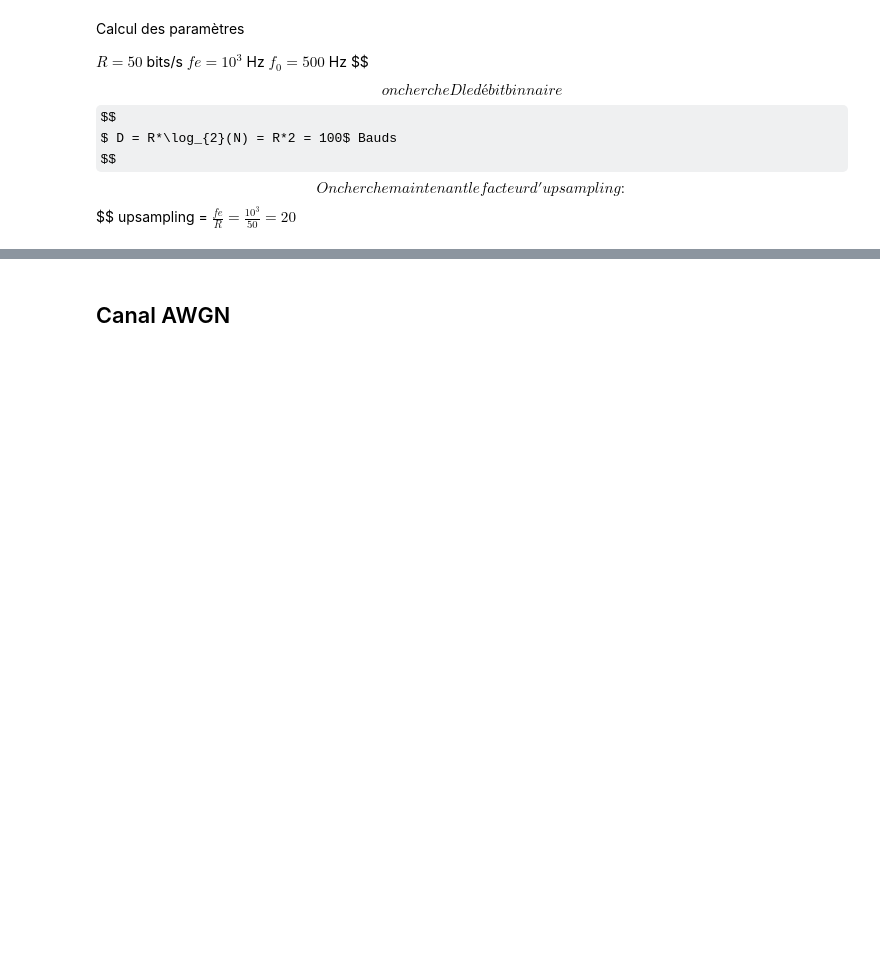
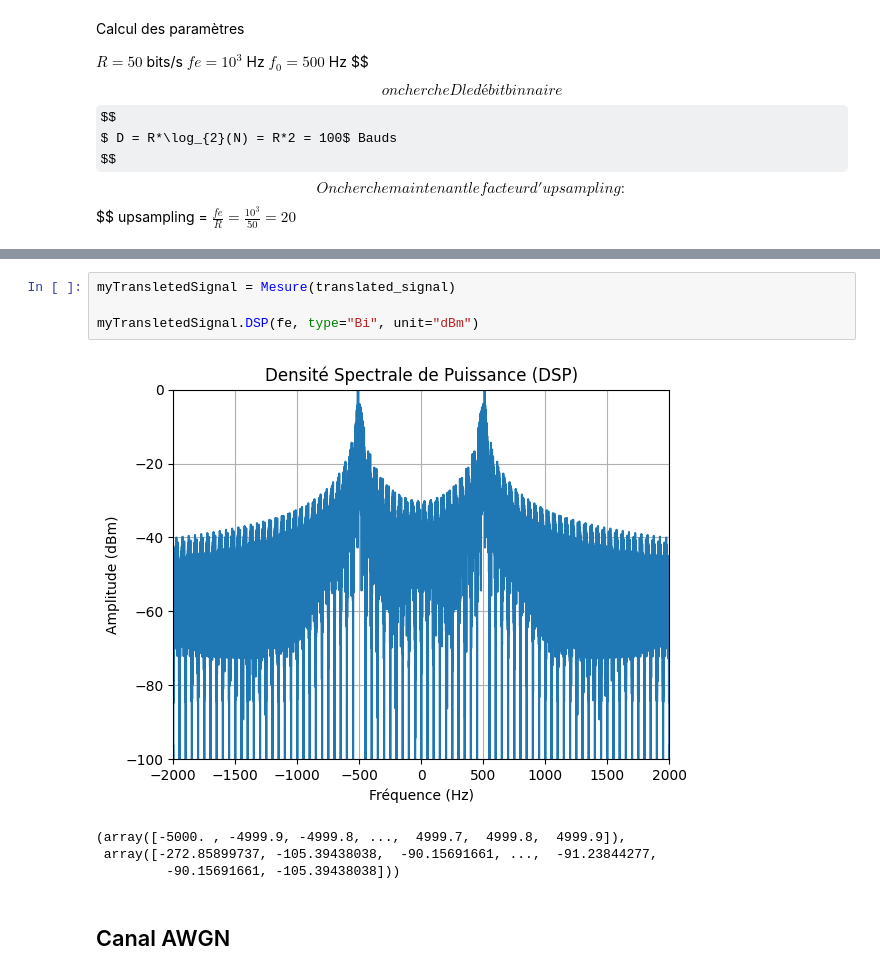
Before and after one commit to NergYR/TP_RT3R05, a Jupyter notebook: TP3_Transmission_sur_fréquence_porteuse_16QAM_LT.ipynb, the cells around one changed output, grey strips where cells are left out. Cells and saved outputs as stored; diff of their text form; some formulas as TeX source; blank space fills up the shorter version.

```diff
--- a/TP3_Transmission_sur_fréquence_porteuse_16QAM_LT.ipynb
+++ b/TP3_Transmission_sur_fréquence_porteuse_16QAM_LT.ipynb
@@ -152,3 +152,12 @@ plt.show()
+# %%
+myTransletedSignal = Mesure(translated_signal)
+
+myTransletedSignal.DSP(fe, type="Bi", unit="dBm")
+# %% [output]
+[figure, added]
+(array([-5000. , -4999.9, -4999.8, ...,  4999.7,  4999.8,  4999.9]),
+ array([-272.85899737, -105.39438038,  -90.15691661, ...,  -91.23844277,
+         -90.15691661, -105.39438038]))
 # %% [markdown]
 ## Canal AWGN
 # %%
```
Also changed, not shown: parts of 15 cells of this notebook, 4 other files.
